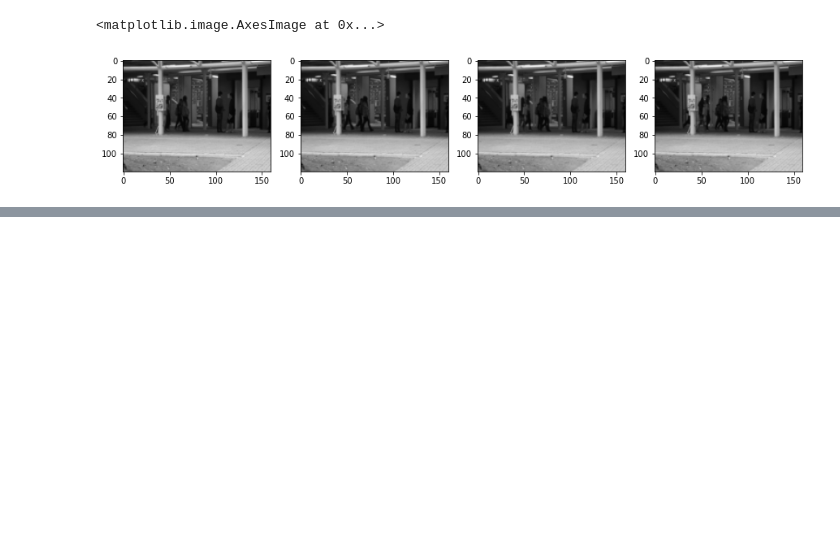
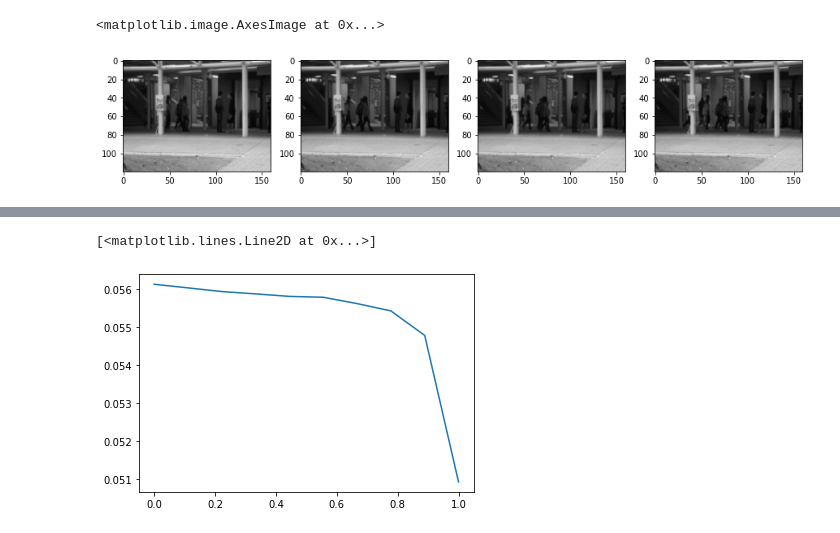
Before and after one commit to damiankucharski/Spatiotemporal-Autoencoder-Anomaly-Detection, a Jupyter notebook: loading.ipynb, the cells around one changed output, grey strips where cells are left out. Drawn from its saved outputs; the diff is of its cells as text; code cells hidden in the pictures; blank space fills up the shorter version.

```diff
--- a/loading.ipynb
+++ b/loading.ipynb
@@ -111,0 +202,5 @@ torch.Size([32, 16, 128, 128])
+# %%
+plt.plot(np.linspace(0,1,len(losses_train)), losses_test)
+# %% [output]
+[<matplotlib.lines.Line2D at 0x...>]
+[figure, added]
```
Also changed, not shown: parts of 50 cells of this notebook.
